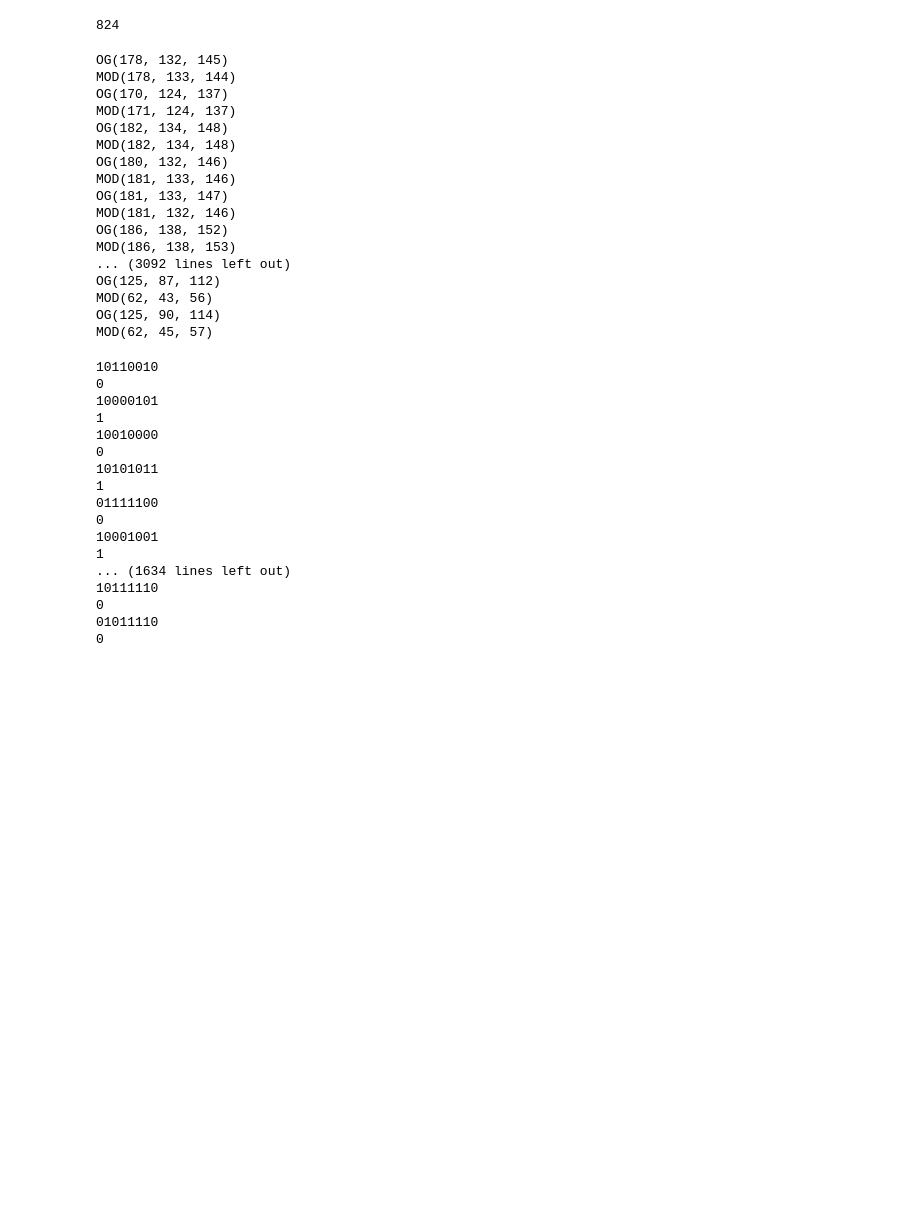
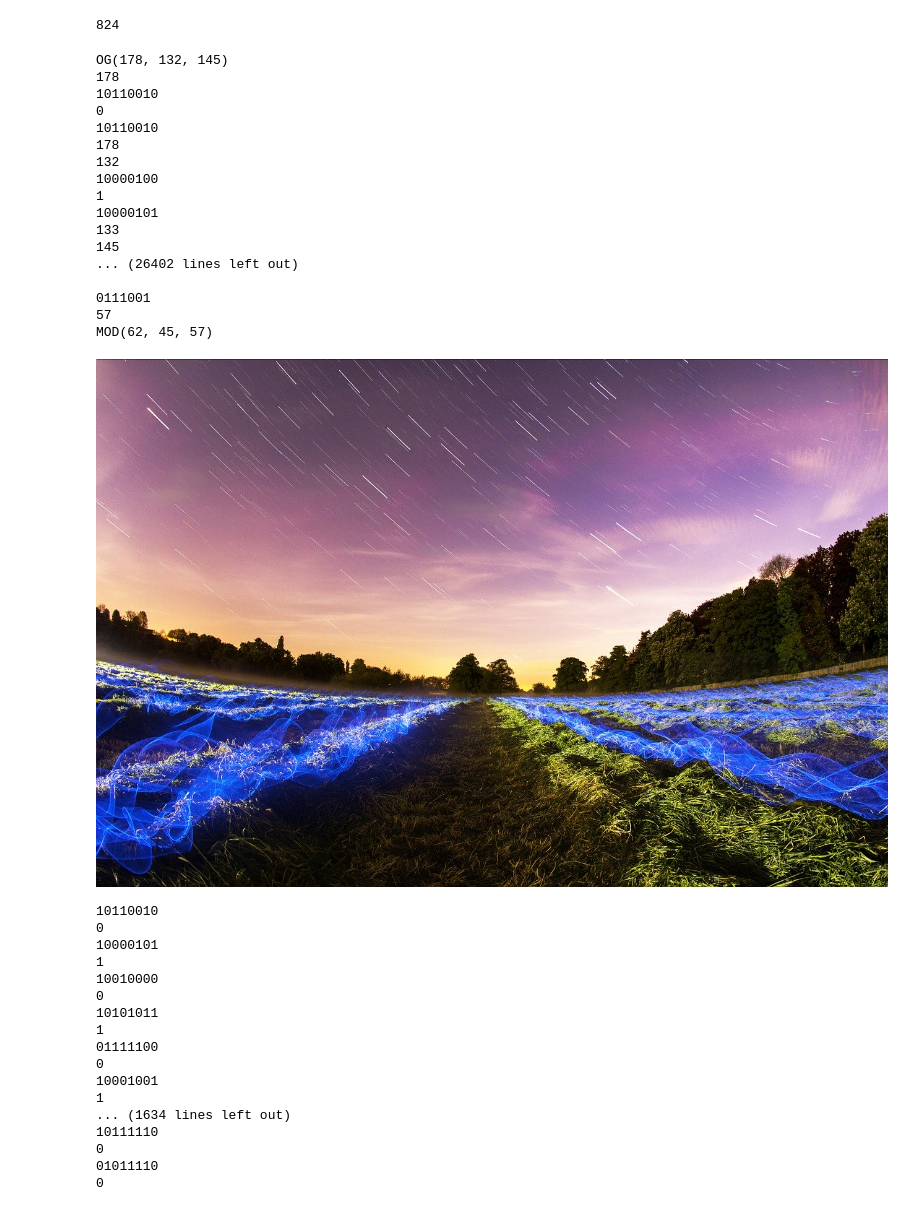
Before and after one commit to b3nb4ggs/StegoPrototype, a Jupyter notebook: Stego.ipynb, the cells around one changed output. Drawn from its saved outputs; the diff is of its cells as text; code cells hidden in the pictures; blank space fills up the shorter version.

```diff
--- a/Stego.ipynb
+++ b/Stego.ipynb
@@ -149,15 +133,15 @@ for i in range(pic_size[0]):
         print("OG"+str(color))
         for RGB in range(len(color)):
                 input = color[RGB]
-                #print(str(input))
+                print(str(input))
                 cover = byte_maker(input)
-                #print(cover)
+                print(cover)
                 message = bfeed.get_bits(1)
-                #print(message)
+                print(message)
                 encoded = encoder(cover,message,1)
-                #print(encoded)
+                print(encoded)
                 output = int(encoded, 2)
-                #print(output)
+                print(output)
                 modified.append(output)
         x.putpixel( (i , j), (modified[0], modified[1], modified[2], 255))
         print("MOD"+str(x.getpixel((i,j))))
@@ -165,19 +149,19 @@ for i in range(pic_size[0]):
             break
 # %% [output]
 OG(178, 132, 145)
-MOD(178, 133, 144)
-OG(170, 124, 137)
-MOD(171, 124, 137)
-OG(182, 134, 148)
-MOD(182, 134, 148)
-OG(180, 132, 146)
-MOD(181, 133, 146)
-OG(181, 133, 147)
-MOD(181, 132, 146)
-OG(186, 138, 152)
-MOD(186, 138, 153)
-... (3092 lines left out)
-OG(125, 87, 112)
-MOD(62, 43, 56)
-OG(125, 90, 114)
+178
+10110010
+0
+10110010
+178
+132
+10000100
+1
+10000101
+133
+145
+... (26402 lines left out)
+
+0111001
+57
 MOD(62, 45, 57)
@@ -185,0 +168,4 @@ MOD(62, 45, 57)
+# %%
+x
+# %% [output]
+[figure, added]
```
Also changed, not shown: parts of 8 cells of this notebook, 2 other files.
